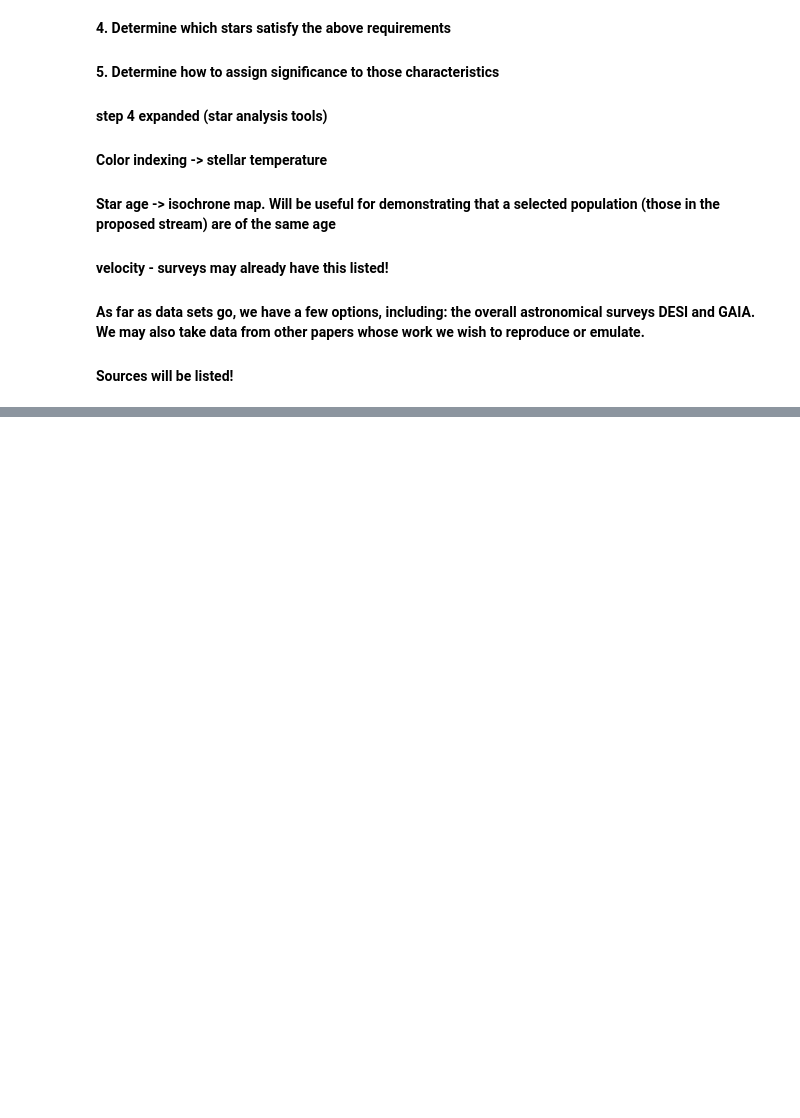
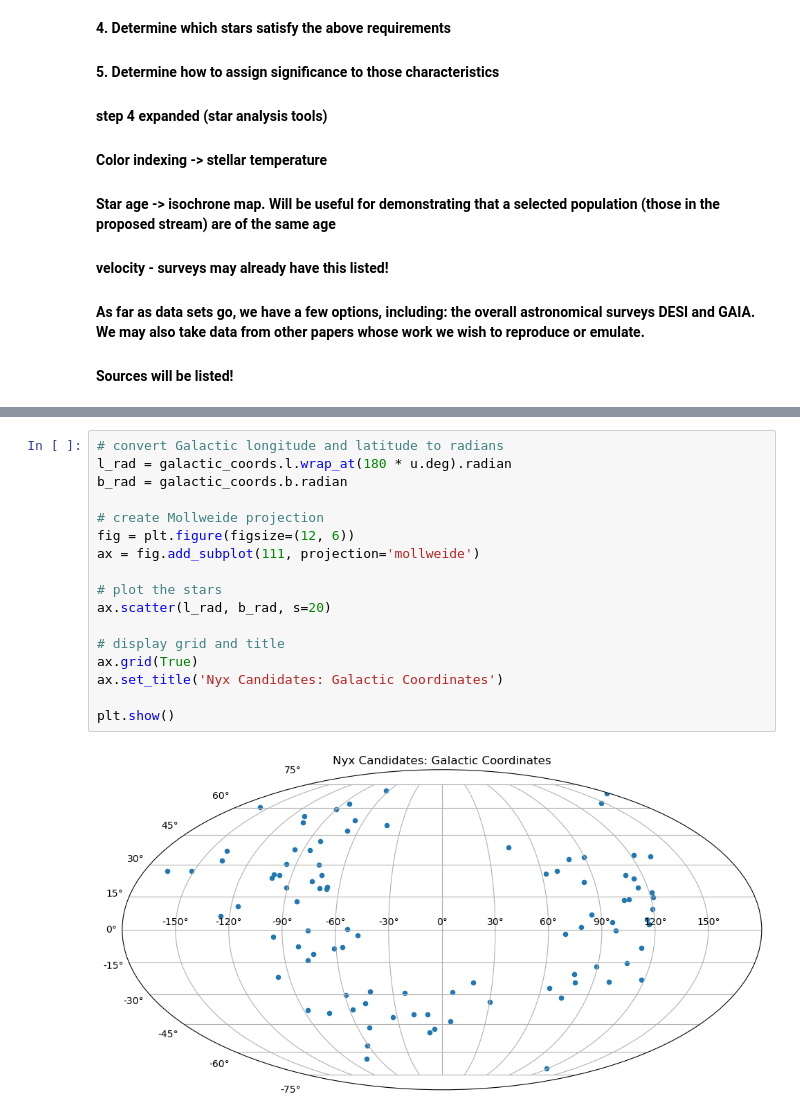
Before and after one commit to willmhstelter/Stelter434, a Jupyter notebook: Lab5_Stelter.ipynb, the cells around one changed output, grey strips where cells are left out. Cells and saved outputs as stored; diff of their text form; blank space fills up the shorter version.

```diff
--- a/Lab5_Stelter.ipynb
+++ b/Lab5_Stelter.ipynb
@@ -28,0 +153,19 @@
+# %%
+# convert Galactic longitude and latitude to radians
+l_rad = galactic_coords.l.wrap_at(180 * u.deg).radian
+b_rad = galactic_coords.b.radian
+
+# create Mollweide projection
+fig = plt.figure(figsize=(12, 6))
+ax = fig.add_subplot(111, projection='mollweide')
+
+# plot the stars
+ax.scatter(l_rad, b_rad, s=20)
+
+# display grid and title
+ax.grid(True)
+ax.set_title('Nyx Candidates: Galactic Coordinates')
+
+plt.show()
+# %% [output]
+[figure, added]
```
Also changed, not shown: parts of 8 cells of this notebook.
